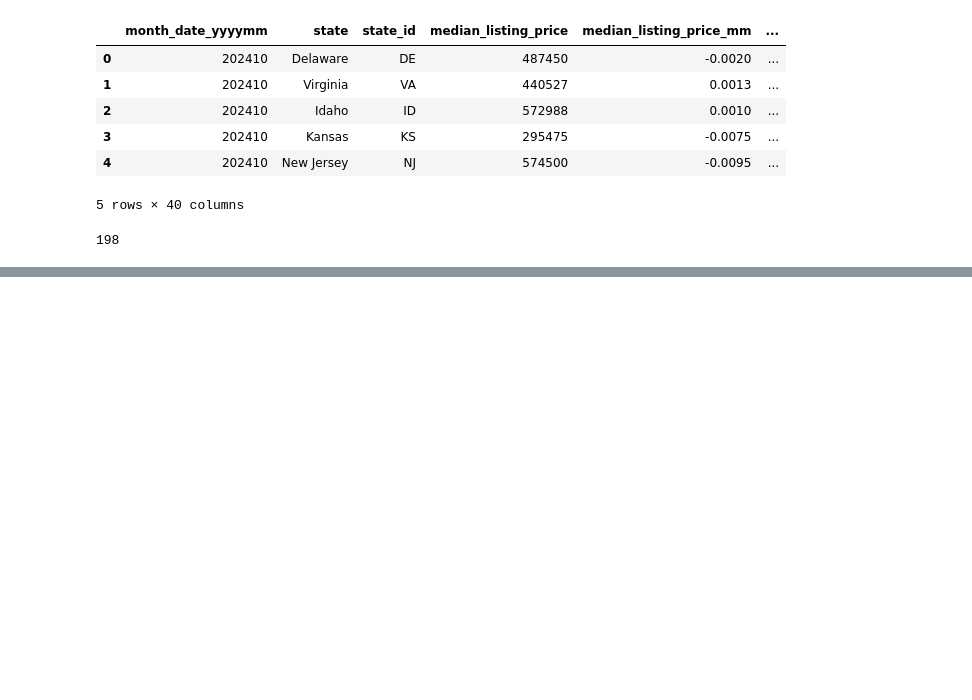
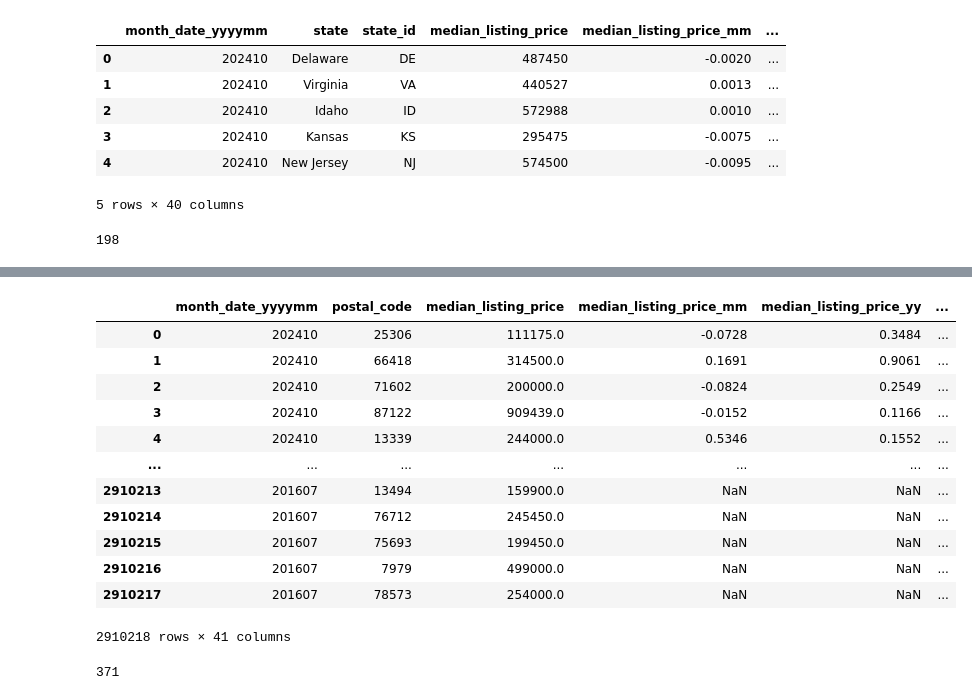
Before and after one commit to zamieabdullah/land_data_modeling, a Jupyter notebook: local/reading_data.ipynb, the cells around one changed output, grey strips where cells are left out. Drawn from its saved outputs; the diff is of its cells as text; code cells hidden in the pictures; blank space fills up the shorter version.

```diff
--- a/local/reading_data.ipynb
+++ b/local/reading_data.ipynb
@@ -139,0 +188,27 @@ df3.to_sql('state', engine, if_exists='replace', index=False)
+# %%
+df4
+# %% [output]
+|  | month_date_yyyymm | postal_code | median_listing_price | median_listing_price_mm | median_listing_price_yy | ... |
+| 0 | 202410 | 25306 | 111175.0 | -0.0728 | 0.3484 | ... |
+| 1 | 202410 | 66418 | 314500.0 | 0.1691 | 0.9061 | ... |
+| 2 | 202410 | 71602 | 200000.0 | -0.0824 | 0.2549 | ... |
+| 3 | 202410 | 87122 | 909439.0 | -0.0152 | 0.1166 | ... |
+| 4 | 202410 | 13339 | 244000.0 | 0.5346 | 0.1552 | ... |
+| ... | ... | ... | ... | ... | ... | ... |
+| 2910213 | 201607 | 13494 | 159900.0 | NaN | NaN | ... |
+| 2910214 | 201607 | 76712 | 245450.0 | NaN | NaN | ... |
+| 2910215 | 201607 | 75693 | 199450.0 | NaN | NaN | ... |
+| 2910216 | 201607 | 7979 | 499000.0 | NaN | NaN | ... |
+| 2910217 | 201607 | 78573 | 254000.0 | NaN | NaN | ... |
+2910218 rows × 41 columns
+# %%
+from dotenv import load_dotenv
+from sqlalchemy import create_engine
+import os
+load_dotenv()
+
+engine = create_engine(f"postgresql://{os.getenv('DB_USER')}:{os.getenv('DB_PASS')}@{os.getenv('DB_HOST')}:{os.getenv('DB_PORT')}/{os.getenv('DB_NAME')}")
+
+df4.to_sql('zipcode', engine, if_exists='replace', index=False)
+# %% [output]
+371
```
Also changed, not shown: parts of 4 cells of this notebook, 3 other files.
